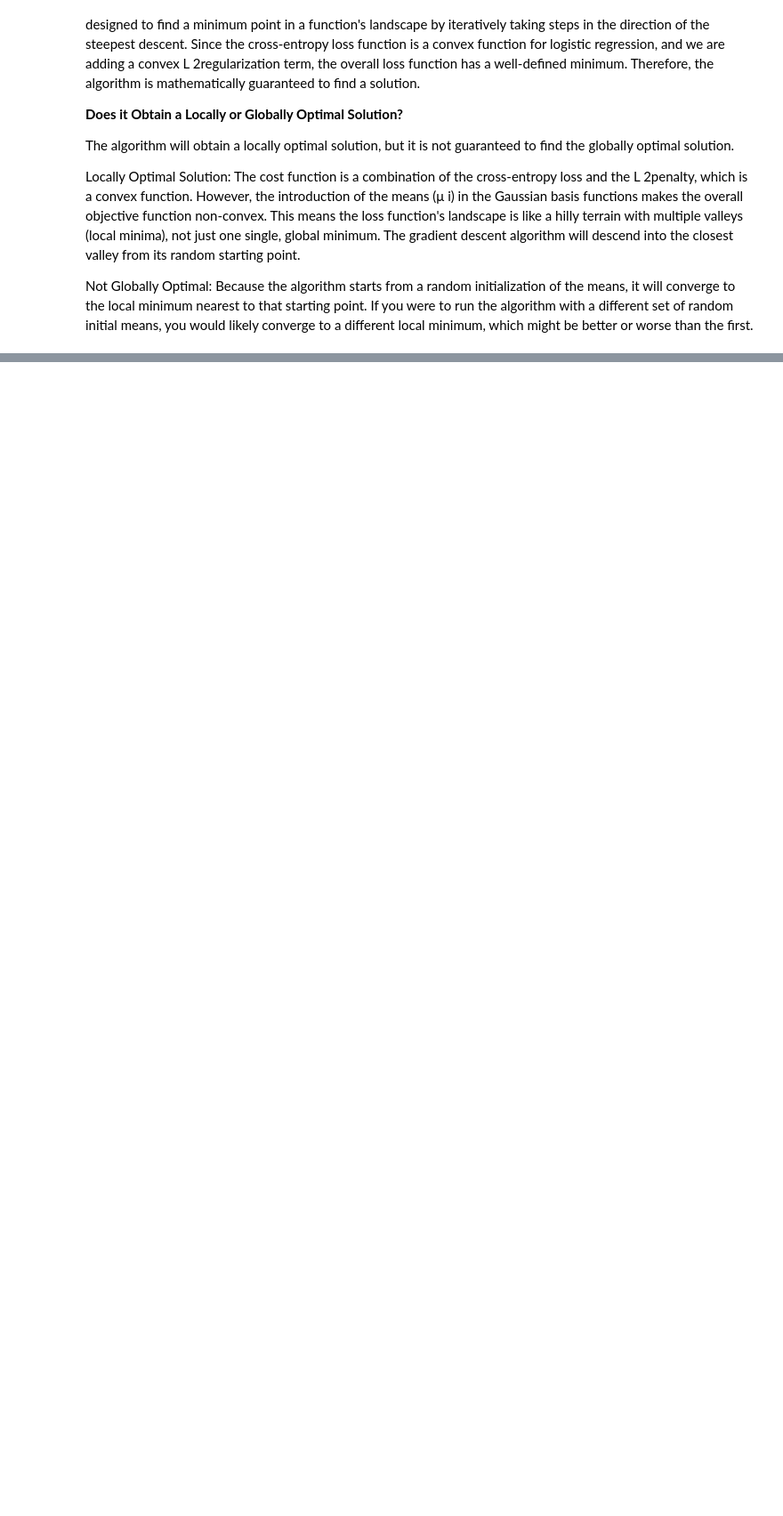
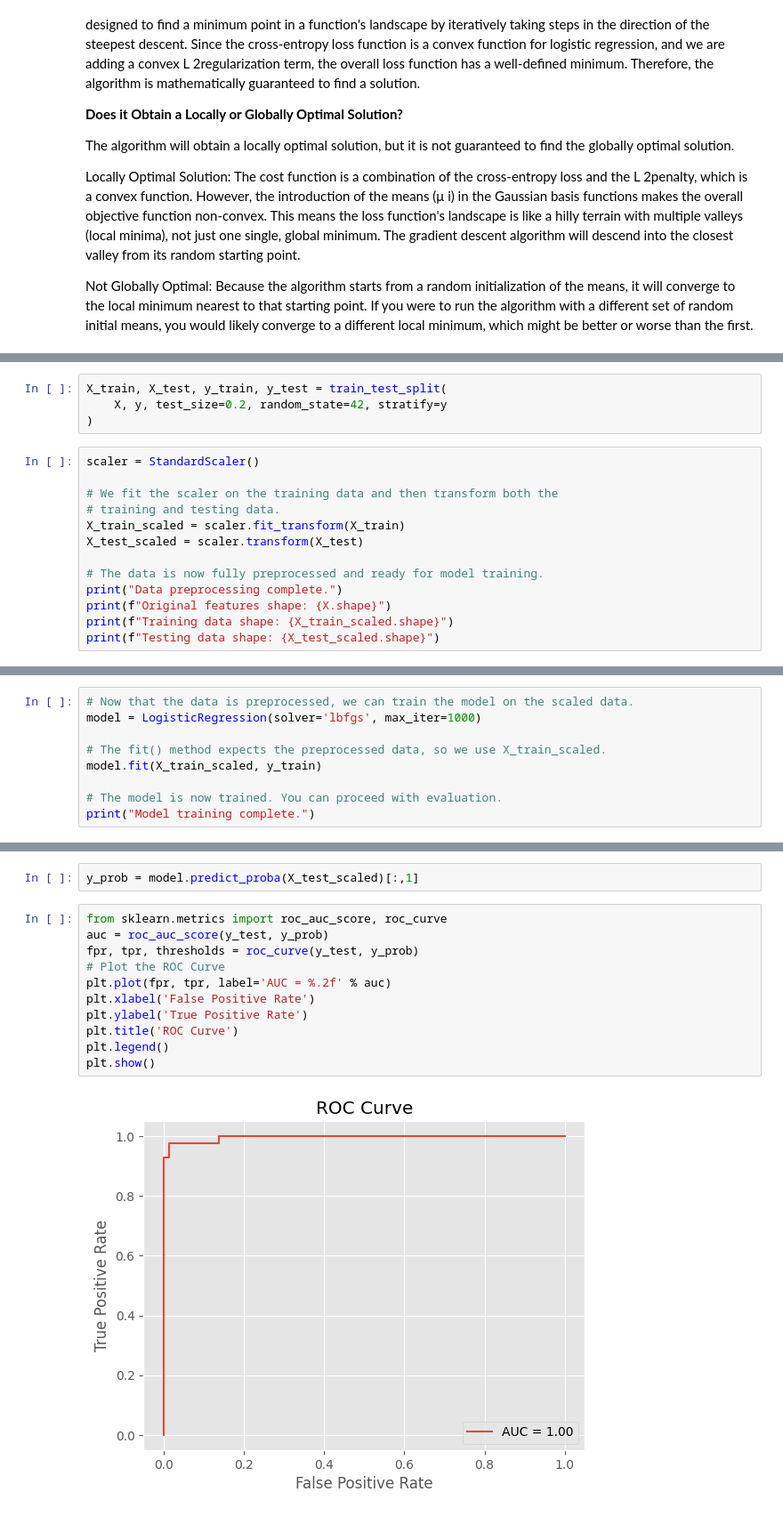
Before and after one commit to manasamorthad/Machine-Learning, a Jupyter notebook: ML_assignment.ipynb, the cells around one changed output, grey strips where cells are left out. Shown at 89% size. Saved outputs shown, nothing was run; the diff lists cells and outputs as text; blank space fills up the shorter version.

```diff
--- a/ML_assignment.ipynb
+++ b/ML_assignment.ipynb
@@ -594,0 +769,17 @@ df=pd.read_csv("")
+# %%
+X_train, X_test, y_train, y_test = train_test_split(
+    X, y, test_size=0.2, random_state=42, stratify=y
+)
+# %%
+scaler = StandardScaler()
+
+# We fit the scaler on the training data and then transform both the
+# training and testing data.
+X_train_scaled = scaler.fit_transform(X_train)
+X_test_scaled = scaler.transform(X_test)
+
+# The data is now fully preprocessed and ready for model training.
+print("Data preprocessing complete.")
+print(f"Original features shape: {X.shape}")
+print(f"Training data shape: {X_train_scaled.shape}")
+print(f"Testing data shape: {X_test_scaled.shape}")
@@ -594,0 +791,9 @@ df=pd.read_csv("")
+# %%
+# Now that the data is preprocessed, we can train the model on the scaled data.
+model = LogisticRegression(solver='lbfgs', max_iter=1000)
+
+# The fit() method expects the preprocessed data, so we use X_train_scaled.
+model.fit(X_train_scaled, y_train)
+
+# The model is now trained. You can proceed with evaluation.
+print("Model training complete.")
@@ -594,0 +825,15 @@ df=pd.read_csv("")
+# %%
+y_prob = model.predict_proba(X_test_scaled)[:,1]
+# %%
+from sklearn.metrics import roc_auc_score, roc_curve
+auc = roc_auc_score(y_test, y_prob)
+fpr, tpr, thresholds = roc_curve(y_test, y_prob)
+# Plot the ROC Curve
+plt.plot(fpr, tpr, label='AUC = %.2f' % auc)
+plt.xlabel('False Positive Rate')
+plt.ylabel('True Positive Rate')
+plt.title('ROC Curve')
+plt.legend()
+plt.show()
+# %% [output]
+[figure, added]
```
Also changed, not shown: parts of 27 cells of this notebook.
